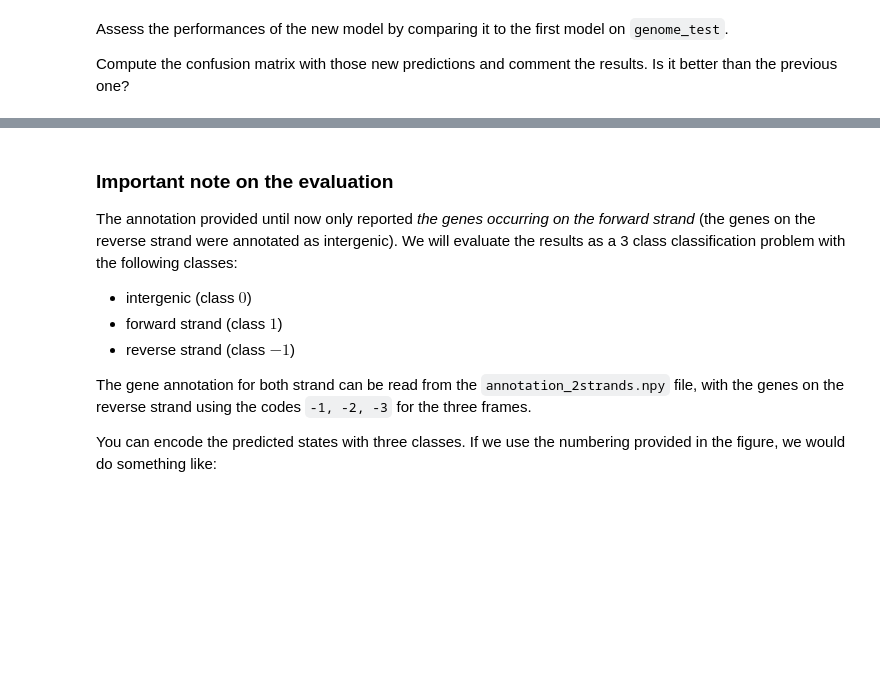
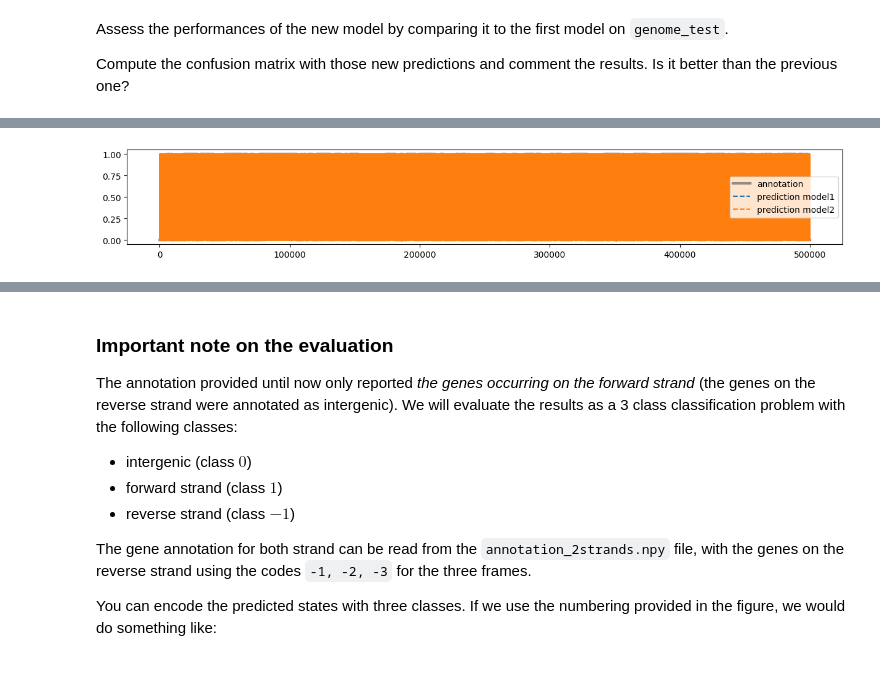
Before and after one commit to HendrikHigl/ma-cs-apml, a Jupyter notebook: GenePredictionProject/HMM_Gene_prediction.ipynb, the cells around one changed output, grey strips where cells are left out. Saved outputs shown, nothing was run; the diff lists cells and outputs as text; code cells hidden in the pictures; blank space fills up the shorter version.

```diff
--- a/GenePredictionProject/HMM_Gene_prediction.ipynb
+++ b/GenePredictionProject/HMM_Gene_prediction.ipynb
@@ -519,3 +549,6 @@ Assess the performances of the new model by comparing it to the first model on `
 
 
 Compute the confusion matrix with those new predictions and comment the results. Is it better than the previous one?
+# %%
+a = A[0, 1]
+b = A[3, 0]
@@ -522,11 +633,16 @@ Compute the confusion matrix with those new predictions and comment the results.
 # %%
 predicted_states2=viterbi(genome_test,Pi2,A2,B2)
 predicted_states2[predicted_states2!=0]=1
+
+etat_predits = predicted_states
+etat_predits2 = predicted_states2
 
 fig, ax = plt.subplots(figsize=(15,2))
 ax.plot(annotation_test, label="annotation", lw=3, color="black", alpha=.4)
 ax.plot(etat_predits, label="prediction model1", ls="--")
 ax.plot(etat_predits2, label="prediction model2", ls="--")
 
 plt.legend(loc="best")
 plt.show()
+# %% [output]
+[figure, added]
```
Also changed, not shown: parts of 8 cells of this notebook.
